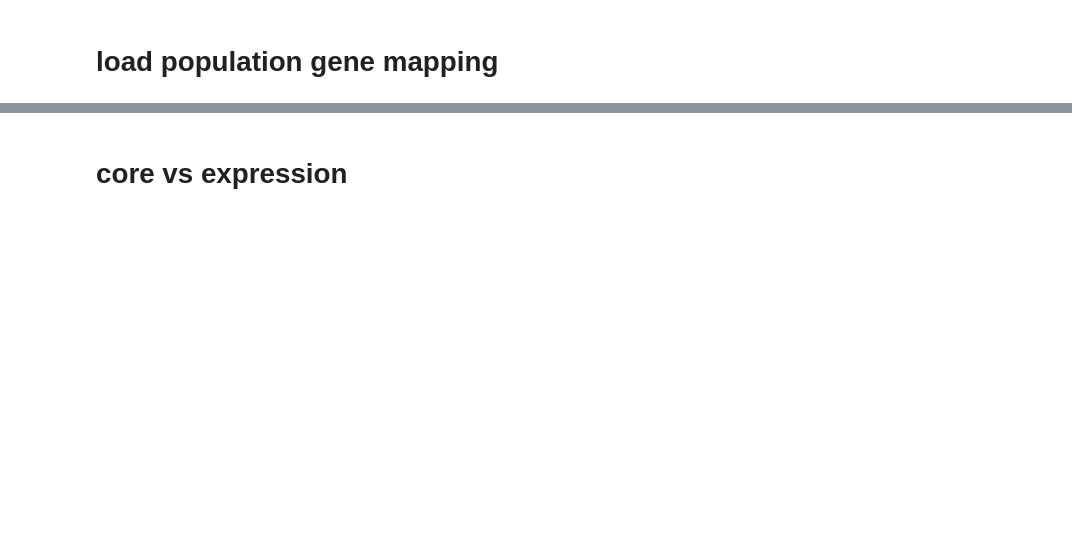
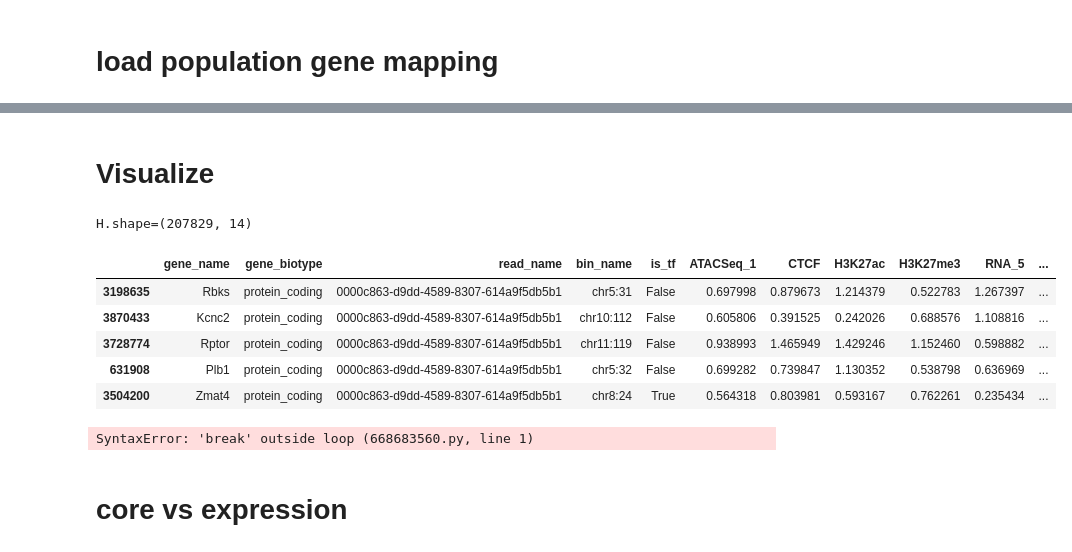
Before and after one commit to CooperStansbury/higher-order-single-cell, a Jupyter notebook: notebooks/core_expression.ipynb, the cells around one changed output, grey strips where cells are left out. Saved outputs shown, nothing was run; the diff lists cells and outputs as text; code cells hidden in the pictures; blank space fills up the shorter version.

Commit message:
update core analysis

```diff
--- a/notebooks/core_expression.ipynb
+++ b/notebooks/core_expression.ipynb
@@ -41,6 +41,8 @@ fpath = f"/scratch/indikar_root/indikar1/shared_data/higher_order/global_core_sc
 scores = pd.read_csv(fpath)
 print(f"{scores.shape=}")
 
+bin_map = dict(zip(scores['bin_name'].values, scores['bin'].values))
+
 scores.head()
 # %% [output]
 scores.shape=(2431, 36)
@@ -86,8 +125,9 @@ df['is_core'] = df[score_column] > threshold
 
 print(df['is_core'].value_counts())
 
-"""ADD the gene order """
-df['order'] = df.groupby('read_name')['gene_name'].transform('nunique')
+"""ADD the gene order and expression """
+df['bin'] = df['bin_name'].map(bin_map)
+df['expression'] = df['gene_name'].map(expression_map)
 
 print(f"{df.shape=}")
 df.head()
@@ -143,0 +148,31 @@ sns.despine()
+# %%
+tf = 1
+d = 2
+t = 2.0
+
+"""criteria:
+    1. one TF
+    2. d protien-coding genes in the core with expression over t
+"""
+
+core = df.copy()
+print(f"(raw) {core.shape=}")
+core = core[core['expression'].notna()]
+core = core[core['gene_biotype'] == 'protein_coding']
+core['is_expressed'] = core['expression'] > t
+
+core = core.groupby('read_name').agg(
+    tf = ('is_tf', 'sum'),
+    core = ('is_core', 'sum'),
+    expressed = ('is_expressed', 'sum'),
+).reset_index()
+
+print(f"(grouped) {core.shape=}")
+
+core = core[core['tf'] >= tf]
+core = core[core['core'] >= d]
+core = core[core['expressed'] >= t]
+
+print(f"(filtered) {core.shape=}")
+
+core.head()
@@ -144,3 +228,24 @@ sns.despine()
+# %% [markdown]
+# Visualize
+# %%
+H = df[df['read_name'].isin(core['read_name'].values)].copy()
+print(f"{H.shape=}")
+
+H = H.sort_values(by='read_name')
+
+H.head()
+# %% [output]
+H.shape=(207829, 14)
+|  | gene_name | gene_biotype | read_name | bin_name | is_tf | ATACSeq_1 | CTCF | H3K27ac | H3K27me3 | RNA_5 | ... |
+| 3198635 | Rbks | protein_coding | 0000c863-d9dd-4589-8307-614a9f5db5b1 | chr5:31 | False | 0.697998 | 0.879673 | 1.214379 | 0.522783 | 1.267397 | ... |
+| 3870433 | Kcnc2 | protein_coding | 0000c863-d9dd-4589-8307-614a9f5db5b1 | chr10:112 | False | 0.605806 | 0.391525 | 0.242026 | 0.688576 | 1.108816 | ... |
+| 3728774 | Rptor | protein_coding | 0000c863-d9dd-4589-8307-614a9f5db5b1 | chr11:119 | False | 0.938993 | 1.465949 | 1.429246 | 1.152460 | 0.598882 | ... |
+| 631908 | Plb1 | protein_coding | 0000c863-d9dd-4589-8307-614a9f5db5b1 | chr5:32 | False | 0.699282 | 0.739847 | 1.130352 | 0.538798 | 0.636969 | ... |
+| 3504200 | Zmat4 | protein_coding | 0000c863-d9dd-4589-8307-614a9f5db5b1 | chr8:24 | True | 0.564318 | 0.803981 | 0.593167 | 0.762261 | 0.235434 | ... |
+# %%
+break
+# %% [output]
+SyntaxError: 'break' outside loop (668683560.py, line 1)
 # %% [markdown]
 # core vs expression
 # %%
```
Also changed, not shown: parts of 16 cells of this notebook, 1 other file.
